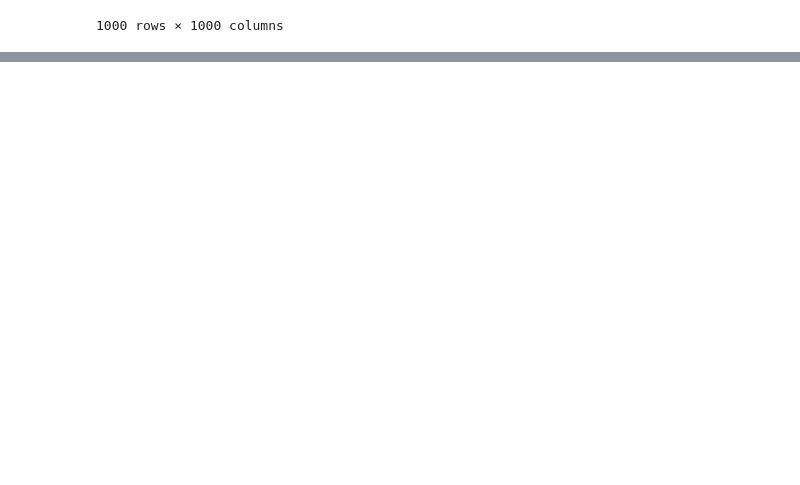
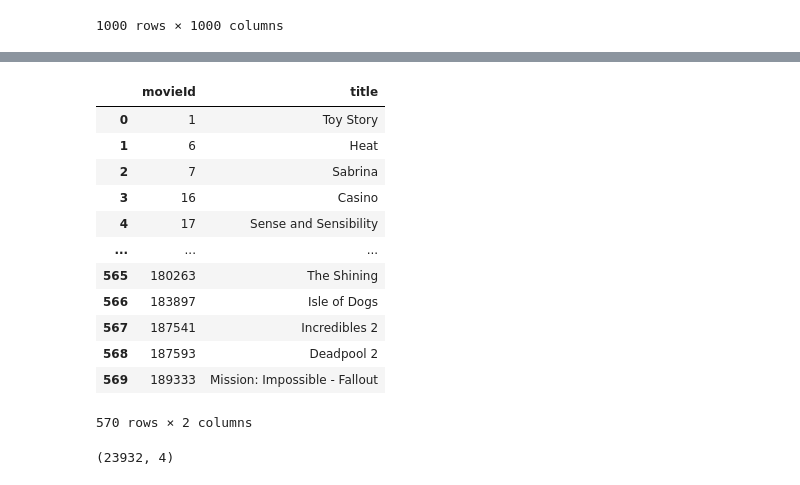
Before and after one commit to Cloud9High5/Movie-Finder-System, a Jupyter notebook: back-end/recommend.ipynb, the cells around one changed output, grey strips where cells are left out. Drawn from its saved outputs; the diff is of its cells as text; code cells hidden in the pictures; blank space fills up the shorter version.

```diff
--- a/back-end/recommend.ipynb
+++ b/back-end/recommend.ipynb
@@ -787,0 +783,4 @@ Exception: 用户<b1392eecf57e302db360584c016212b9>没有相似的用户
+# %%
+movielens_rating = pd.read_csv('ratings.csv')
+# movielens_rating.head()
+movielens_movie = pd.read_csv('movies.csv')
@@ -787,0 +801,3 @@ Exception: 用户<b1392eecf57e302db360584c016212b9>没有相似的用户
+# %%
+films = Film.query.all()
+films = {film.title: film.f_id for film in films}
@@ -787,0 +821,33 @@ Exception: 用户<b1392eecf57e302db360584c016212b9>没有相似的用户
+# %%
+new_film.reset_index(drop=True, inplace=True)
+new_film
+# %% [output]
+|  | movieId | title |
+| 0 | 1 | Toy Story |
+| 1 | 6 | Heat |
+| 2 | 7 | Sabrina |
+| 3 | 16 | Casino |
+| 4 | 17 | Sense and Sensibility |
+| ... | ... | ... |
+| 565 | 180263 | The Shining |
+| 566 | 183897 | Isle of Dogs |
+| 567 | 187541 | Incredibles 2 |
+| 568 | 187593 | Deadpool 2 |
+| 569 | 189333 | Mission: Impossible - Fallout |
+570 rows × 2 columns
+# %%
+new_reviews = pd.DataFrame()
+new_reviews['userId'] = 0
+new_reviews['movieId'] = 0
+new_reviews['rating'] = 0.0
+new_reviews['timestamp'] = 0
+new_reviews_index = 0
+
+for index, row in movielens_rating.iterrows():
+    if row['movieId'] in new_film['movieId'].values:
+        new_reviews.loc[new_reviews_index] = [row['userId'], row['movieId'], row['rating'], row['timestamp']]
+        new_reviews_index += 1
+
+new_reviews.shape
+# %% [output]
+(23932, 4)
```
Also changed, not shown: parts of 7 cells of this notebook, 2 other files.
